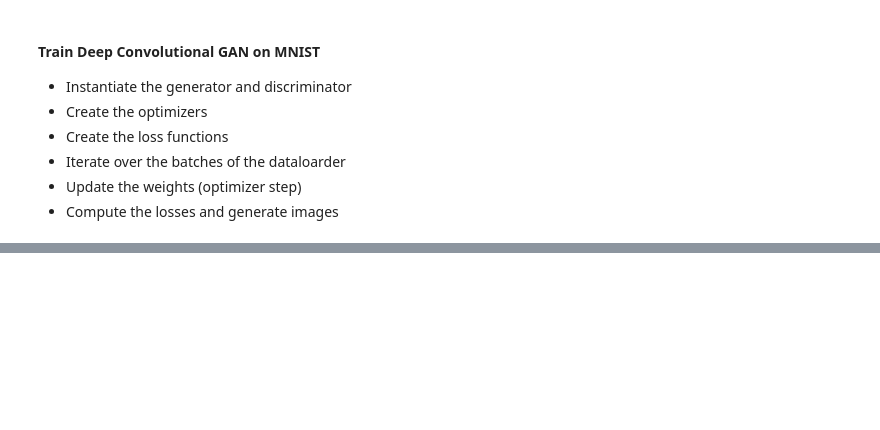
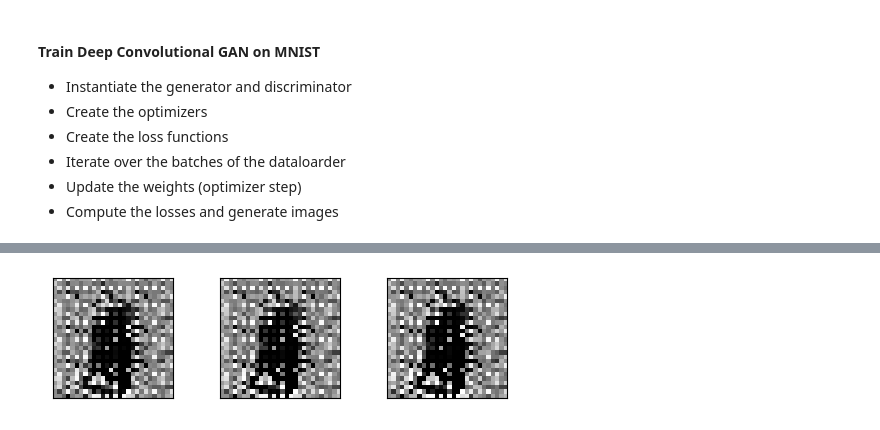
Before and after one commit to dbuos/machine-learning-samples, a Jupyter notebook: DeepConvGAN/deep_conv_gan_mnist.ipynb, the cells around one changed output, grey strips where cells are left out. Cells and saved outputs as stored; diff of their text form; code cells hidden in the pictures; blank space fills up the shorter version.

```diff
--- a/DeepConvGAN/deep_conv_gan_mnist.ipynb
+++ b/DeepConvGAN/deep_conv_gan_mnist.ipynb
@@ -156,0 +221,14 @@ Text(0, 0.5, 'Loss')
+# %%
+img0 = fake_imgs.detach().cpu().numpy()
+
+
+#Show images
+plt.figure(figsize=(5,5))
+for i in range(3):
+    plt.subplot(1,3,i+1)
+    plt.tight_layout()
+    plt.imshow(img0[i].reshape(28,28), cmap='binary', interpolation='none')
+    plt.xticks([])
+    plt.yticks([])
+# %% [output]
+[figure, added]
```
Also changed, not shown: parts of 12 cells of this notebook.
